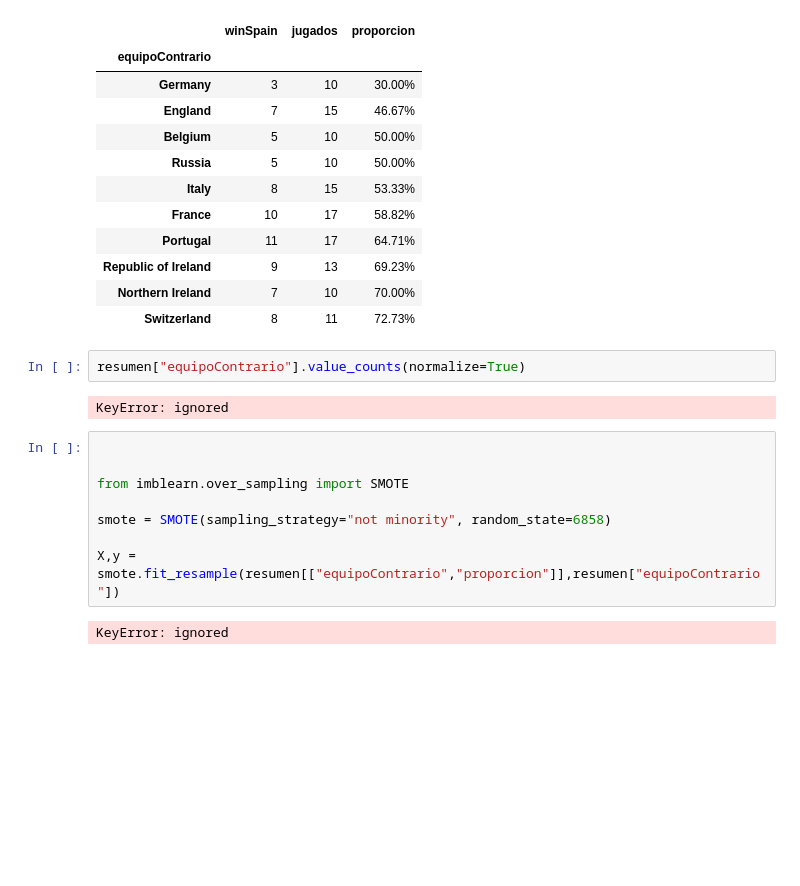
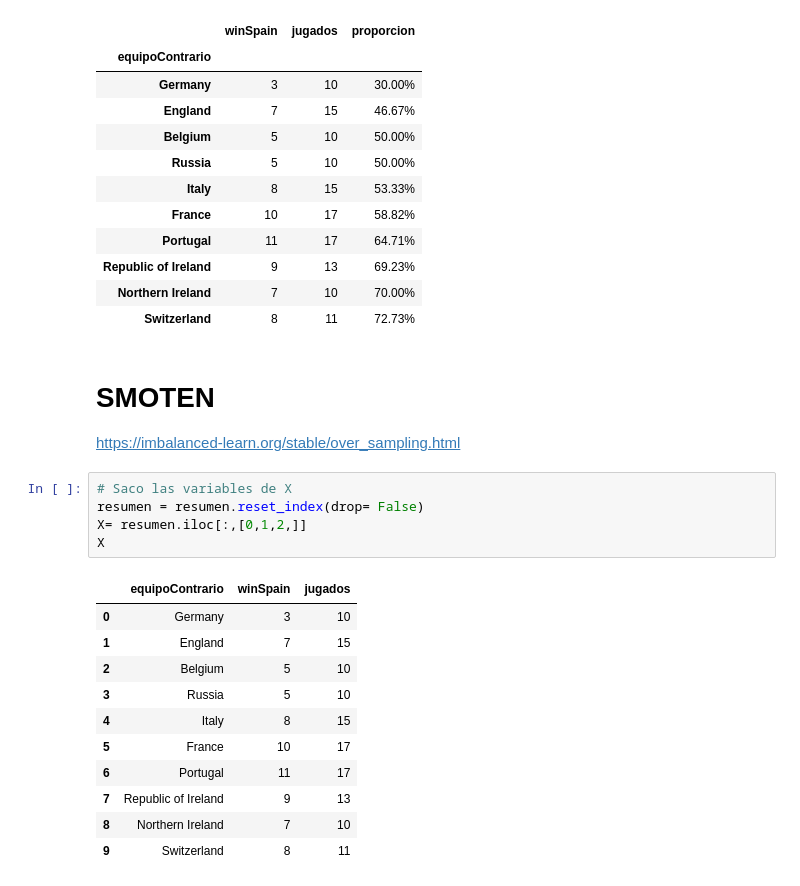
Before and after one commit to JMML2021/0501_sampling, a Jupyter notebook: 05_Sampling.ipynb, the cells around one changed output. Cells and saved outputs as stored; diff of their text form; blank space fills up the shorter version.

```diff
--- a/05_Sampling.ipynb
+++ b/05_Sampling.ipynb
@@ -834,17 +825,23 @@ resumen
 | Republic of Ireland | 9 | 13 | 69.23% |
 | Northern Ireland | 7 | 10 | 70.00% |
 | Switzerland | 8 | 11 | 72.73% |
-# %%
-resumen["equipoContrario"].value_counts(normalize=True)
-# %% [output]
-KeyError: ignored
-# %%
-
-
-from imblearn.over_sampling import SMOTE
-
-smote = SMOTE(sampling_strategy="not minority", random_state=6858)
-
-X,y = smote.fit_resample(resumen[["equipoContrario","proporcion"]],resumen["equipoContrario"])
-# %% [output]
-KeyError: ignored
+# %% [markdown]
+# SMOTEN
+https://imbalanced-learn.org/stable/over_sampling.html
+# %%
+# Saco las variables de X
+resumen = resumen.reset_index(drop= False)
+X= resumen.iloc[:,[0,1,2,]]
+X
+# %% [output]
+|  | equipoContrario | winSpain | jugados |
+| 0 | Germany | 3 | 10 |
+| 1 | England | 7 | 15 |
+| 2 | Belgium | 5 | 10 |
+| 3 | Russia | 5 | 10 |
+| 4 | Italy | 8 | 15 |
+| 5 | France | 10 | 17 |
+| 6 | Portugal | 11 | 17 |
+| 7 | Republic of Ireland | 9 | 13 |
+| 8 | Northern Ireland | 7 | 10 |
+| 9 | Switzerland | 8 | 11 |
```
Also changed, not shown: parts of 13 cells of this notebook.
